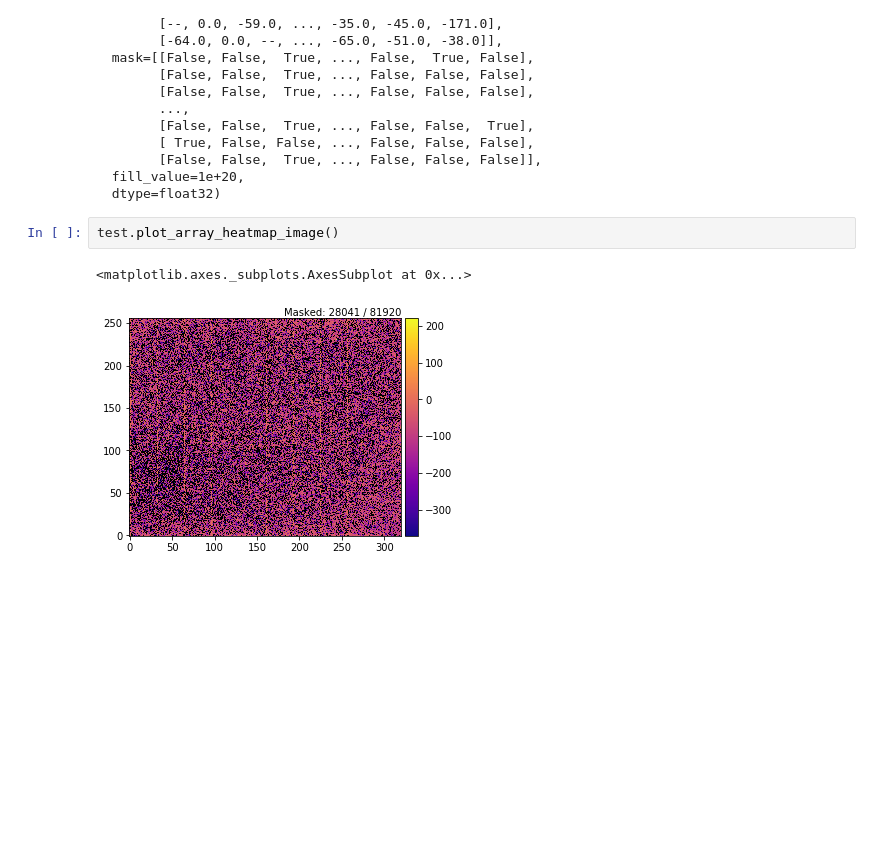
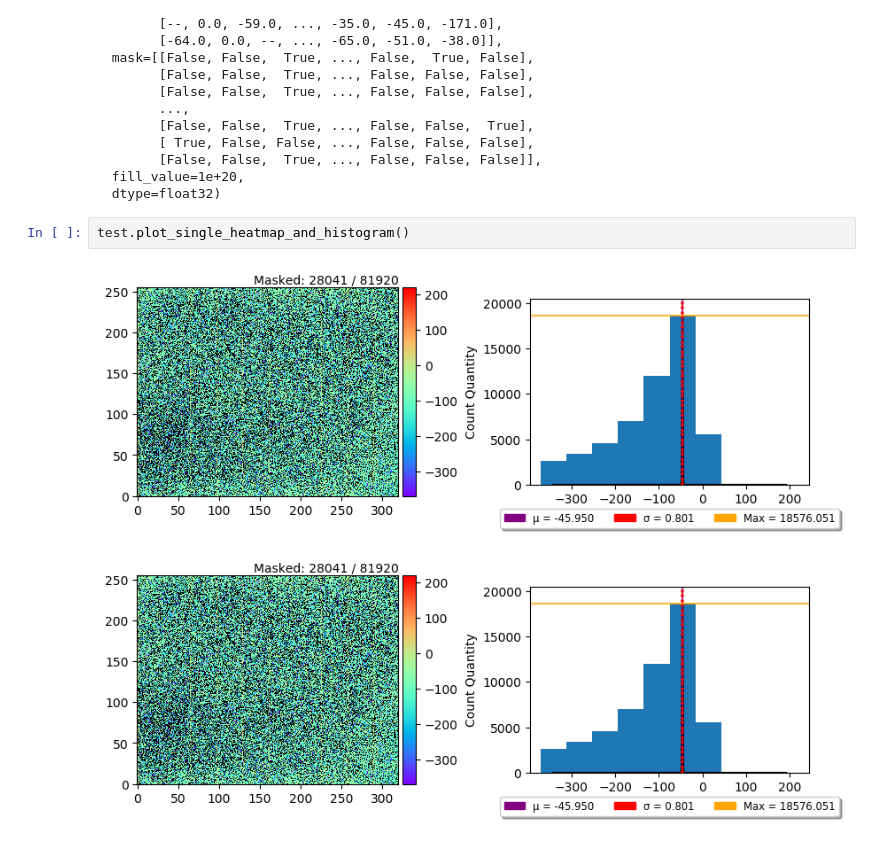
Before and after one commit to psmd-iberutaru/IfA-Smeargle, a Jupyter notebook: Testing.ipynb, the cells around one changed output. Drawn from its saved outputs; the diff is of its cells as text; blank space fills up the shorter version.

```diff
--- a/Testing.ipynb
+++ b/Testing.ipynb
@@ -340,9 +358,9 @@ masked_array(
   fill_value=1e+20,
   dtype=float32)
 # %%
-test.plot_array_heatmap_image()
+test.plot_single_heatmap_and_histogram()
 # %% [output]
-<matplotlib.axes._subplots.AxesSubplot at 0x...>
-[figure, old version]
+[figure, new version]
+[figure, added]
 # %%
 test.get_data()
```
Also changed, not shown: parts of 3 cells of this notebook, 3 other files.
